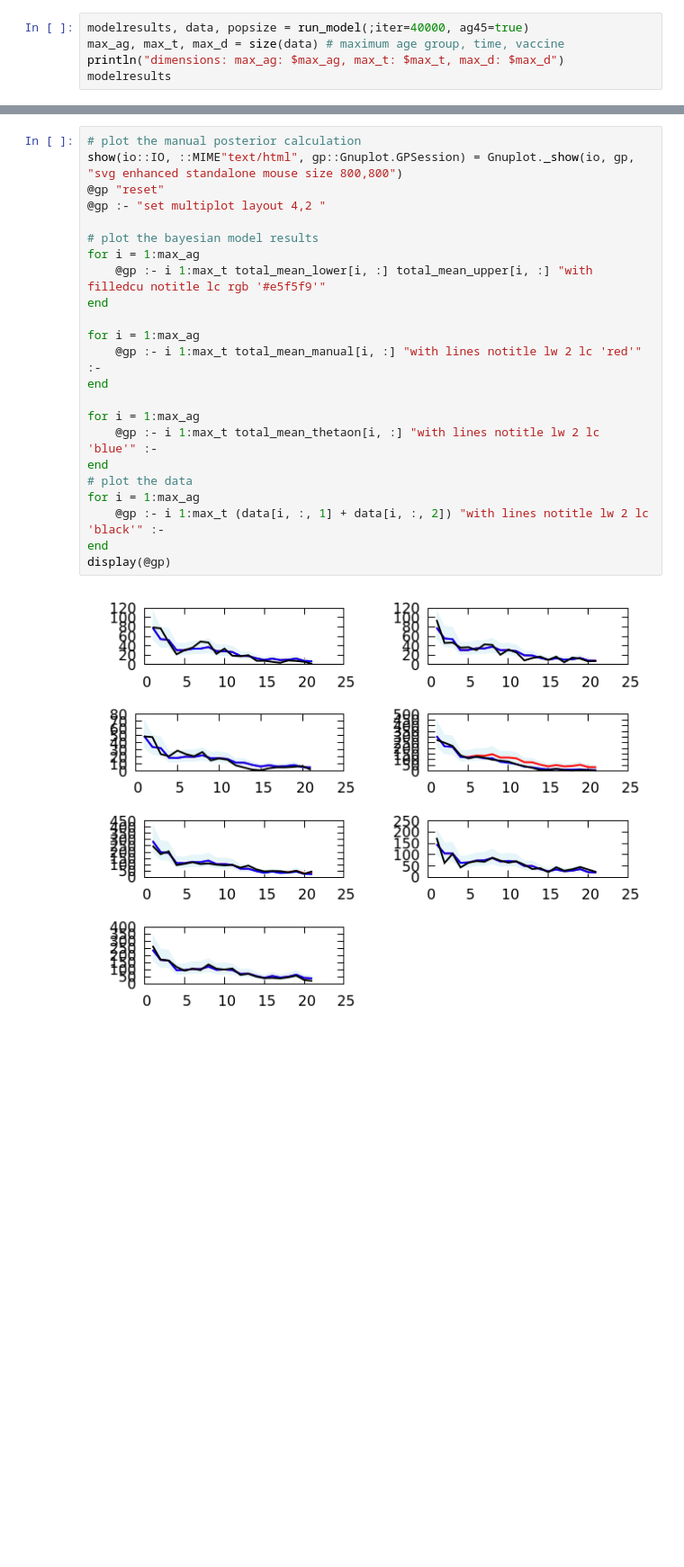
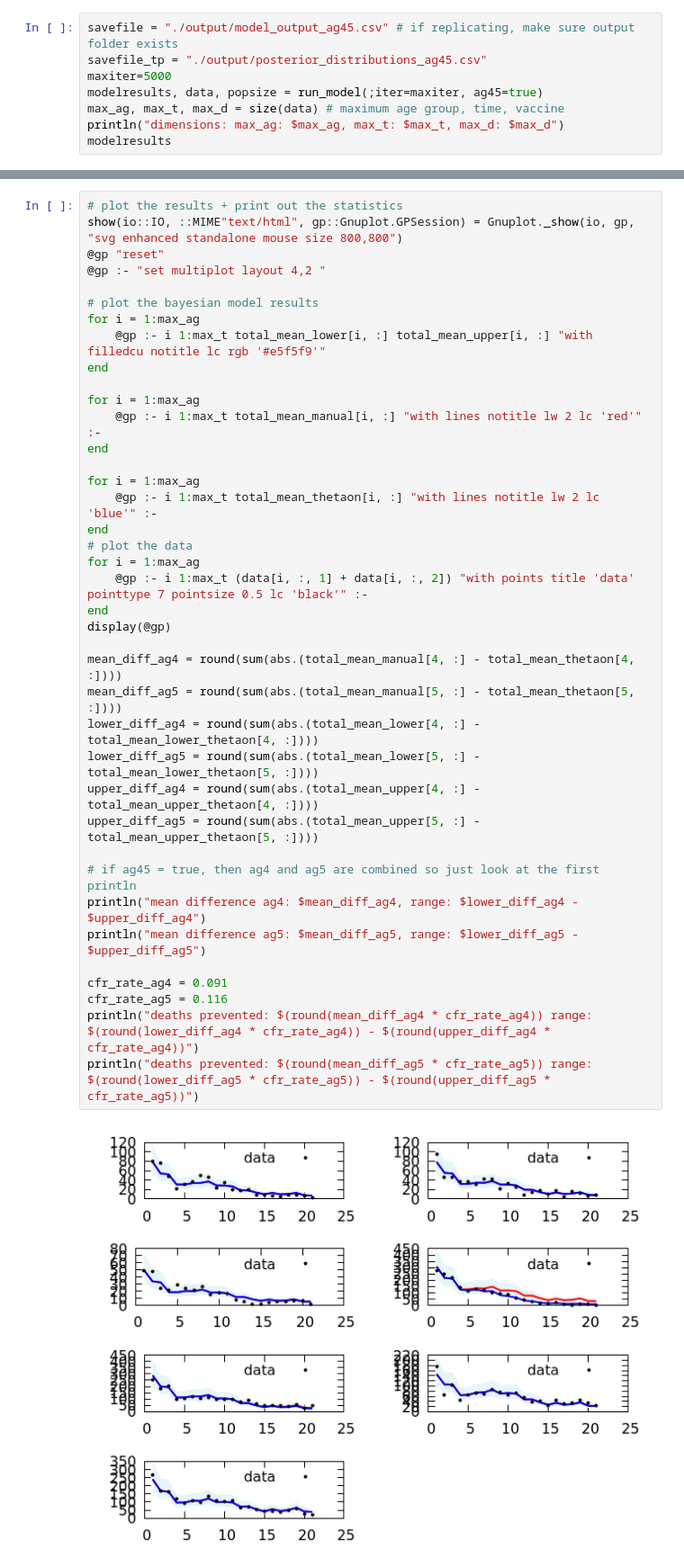
Before and after one commit to ABM-Lab/imd_vaccine, a Jupyter notebook: paper_model.ipynb, the cells around one changed output, grey strips where cells are left out. Shown at 90% size. Cells and saved outputs as stored; diff of their text form; blank space fills up the shorter version.

```diff
--- a/paper_model.ipynb
+++ b/paper_model.ipynb
@@ -13,5 +23,8 @@ using DelimitedFiles
 # %%
-modelresults, data, popsize = run_model(;iter=40000, ag45=true)
+savefile = "./output/model_output_ag45.csv" # if replicating, make sure output folder exists
+savefile_tp = "./output/posterior_distributions_ag45.csv"
+maxiter=5000
+modelresults, data, popsize = run_model(;iter=maxiter, ag45=true)
 max_ag, max_t, max_d = size(data) # maximum age group, time, vaccine
 println("dimensions: max_ag: $max_ag, max_t: $max_t, max_d: $max_d")
 modelresults
@@ -167,25 +175,41 @@ _thethaoff_df
 # %%
-# plot the manual posterior calculation
+# plot the results + print out the statistics
 show(io::IO, ::MIME"text/html", gp::Gnuplot.GPSession) = Gnuplot._show(io, gp, "svg enhanced standalone mouse size 800,800")
 @gp "reset"
 @gp :- "set multiplot layout 4,2 "
 
 # plot the bayesian model results
 for i = 1:max_ag
     @gp :- i 1:max_t total_mean_lower[i, :] total_mean_upper[i, :] "with filledcu notitle lc rgb '#e5f5f9'"
 end
 
 for i = 1:max_ag
     @gp :- i 1:max_t total_mean_manual[i, :] "with lines notitle lw 2 lc 'red'" :-
 end
 
 for i = 1:max_ag
     @gp :- i 1:max_t total_mean_thetaon[i, :] "with lines notitle lw 2 lc 'blue'" :-
 end
 # plot the data
 for i = 1:max_ag
-    @gp :- i 1:max_t (data[i, :, 1] + data[i, :, 2]) "with lines notitle lw 2 lc 'black'" :-
+    @gp :- i 1:max_t (data[i, :, 1] + data[i, :, 2]) "with points title 'data' pointtype 7 pointsize 0.5 lc 'black'" :-
 end
 display(@gp)
+
+mean_diff_ag4 = round(sum(abs.(total_mean_manual[4, :] - total_mean_thetaon[4, :])))
+mean_diff_ag5 = round(sum(abs.(total_mean_manual[5, :] - total_mean_thetaon[5, :])))
+lower_diff_ag4 = round(sum(abs.(total_mean_lower[4, :] - total_mean_lower_thetaon[4, :])))
+lower_diff_ag5 = round(sum(abs.(total_mean_lower[5, :] - total_mean_lower_thetaon[5, :])))
+upper_diff_ag4 = round(sum(abs.(total_mean_upper[4, :] - total_mean_upper_thetaon[4, :])))
+upper_diff_ag5 = round(sum(abs.(total_mean_upper[5, :] - total_mean_upper_thetaon[5, :])))
+
+# if ag45 = true, then ag4 and ag5 are combined so just look at the first println
+println("mean difference ag4: $mean_diff_ag4, range: $lower_diff_ag4 - $upper_diff_ag4")
+println("mean difference ag5: $mean_diff_ag5, range: $lower_diff_ag5 - $upper_diff_ag5")
+
+cfr_rate_ag4 = 0.091
+cfr_rate_ag5 = 0.116
+println("deaths prevented: $(round(mean_diff_ag4 * cfr_rate_ag4)) range: $(round(lower_diff_ag4 * cfr_rate_ag4)) - $(round(upper_diff_ag4 * cfr_rate_ag4))")
+println("deaths prevented: $(round(mean_diff_ag5 * cfr_rate_ag5)) range: $(round(lower_diff_ag5 * cfr_rate_ag5)) - $(round(upper_diff_ag5 * cfr_rate_ag5))")
 # %% [output]
-[figure, old version]
+[figure, new version]
```
Also changed, not shown: parts of 9 cells of this notebook, 3 other files.
